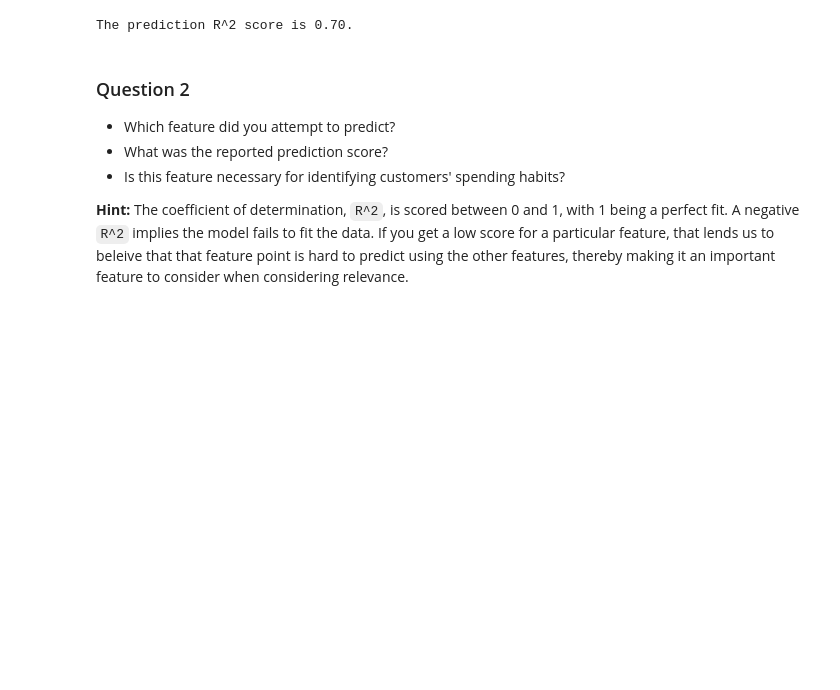
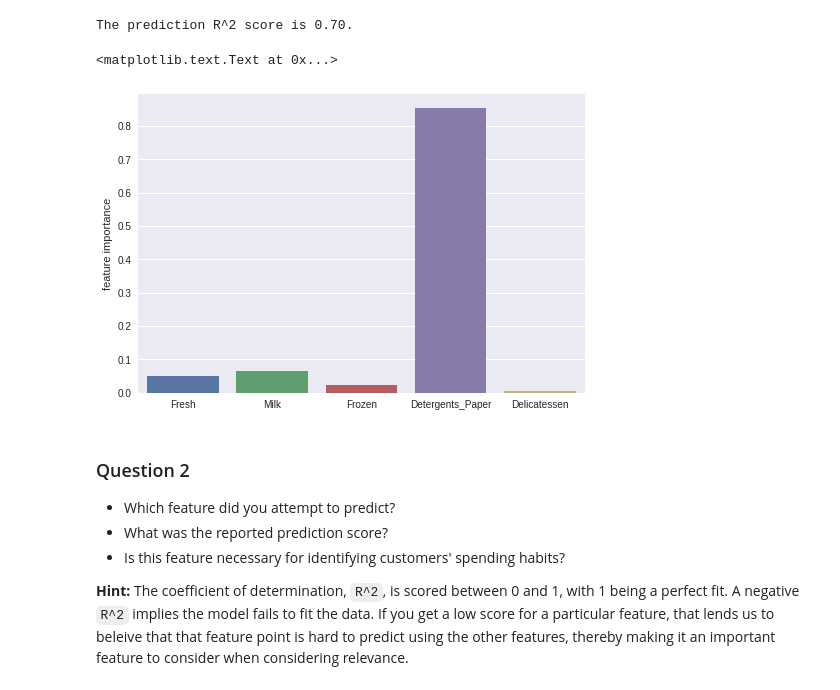
Before and after one commit to mekhod/customer_segments, a Jupyter notebook: customer_segments.ipynb, the cells around one changed output. Saved outputs shown, nothing was run; the diff lists cells and outputs as text; code cells hidden in the pictures; blank space fills up the shorter version.

```diff
--- a/customer_segments.ipynb
+++ b/customer_segments.ipynb
@@ -160,6 +160,12 @@ score = r2_score(y_test, regressor.predict(X_test))
 print('The prediction R^2 score is {:.2f}.'.format(score))
 # %% [output]
 The prediction R^2 score is 0.70.
+# %%
+sns.barplot(X_train.columns, regressor.feature_importances_)
+plt.ylabel('feature importance')
+# %% [output]
+<matplotlib.text.Text at 0x...>
+[figure, added]
 # %% [markdown]
 ### Question 2
 
```
Also changed, not shown: parts of 11 cells of this notebook, 1 other file.
